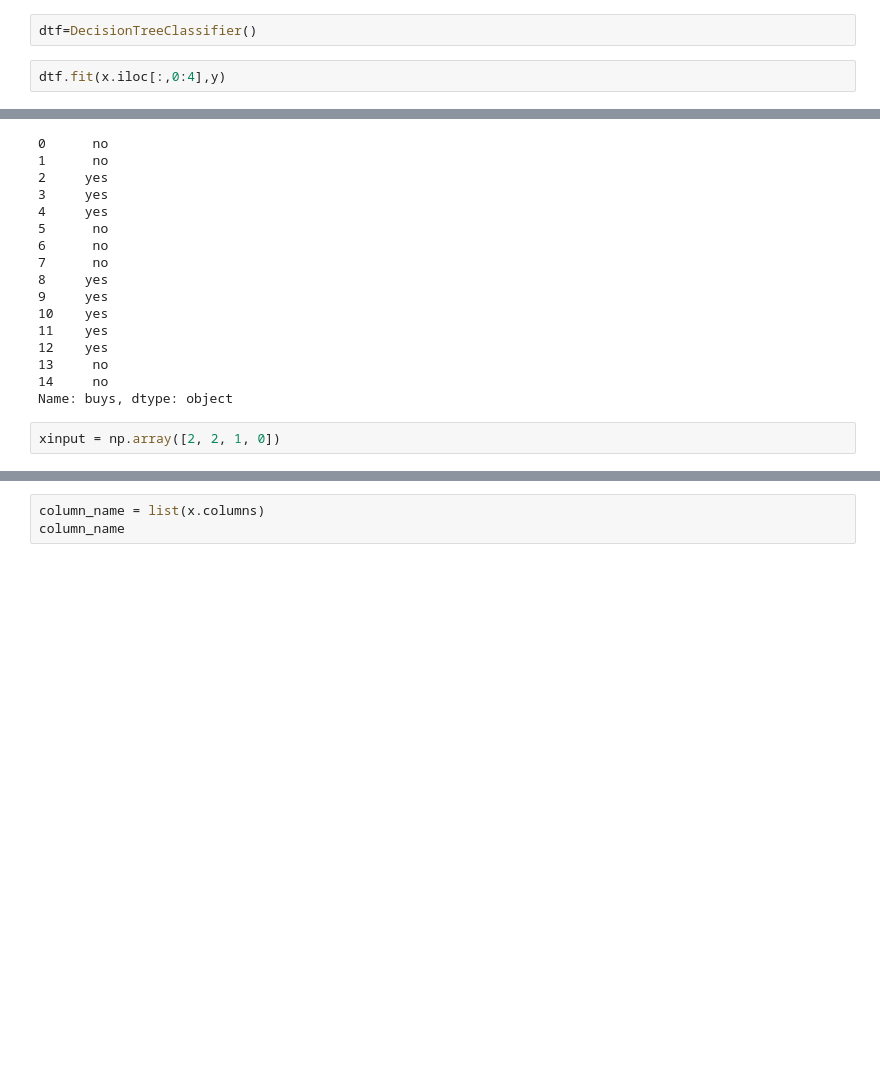
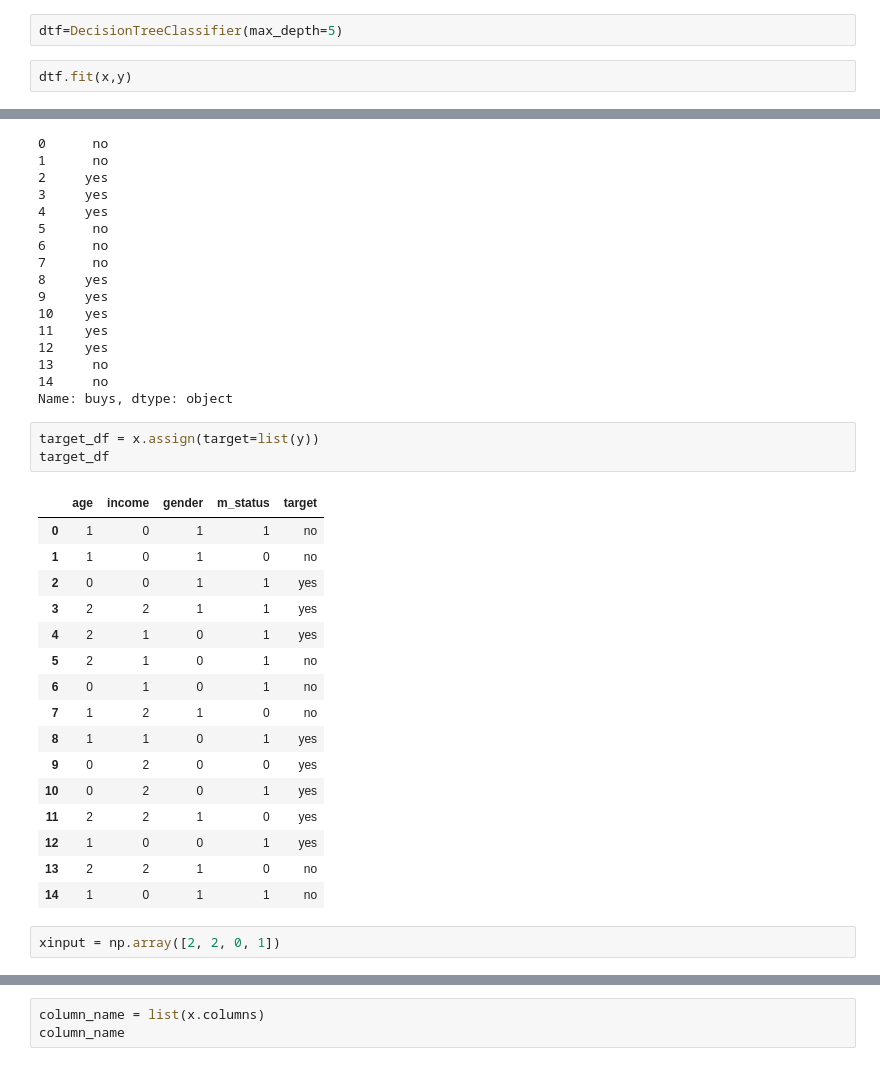
Before and after one commit to MProtik/Decision_tree_implementation, a Jupyter notebook: Decision_Tree_Implementation.ipynb, the cells around one changed output, grey strips where cells are left out. Saved outputs shown, nothing was run; the diff lists cells and outputs as text; blank space fills up the shorter version.

```diff
--- a/Decision_Tree_Implementation.ipynb
+++ b/Decision_Tree_Implementation.ipynb
@@ -88,7 +92,7 @@ x
 | 13 | 2 | 2 | 1 | 0 |
 | 14 | 1 | 0 | 1 | 1 |
 # %%
-dtf=DecisionTreeClassifier()
+dtf=DecisionTreeClassifier(max_depth=5)
 # %%
-dtf.fit(x.iloc[:,0:4],y)
+dtf.fit(x,y)
 # %% [output]
@@ -155,8 +154,28 @@ y
 13     no
 14     no
 Name: buys, dtype: object
+# %%
+target_df = x.assign(target=list(y))
+target_df
+# %% [output]
+|  | age | income | gender | m_status | target |
+| 0 | 1 | 0 | 1 | 1 | no |
+| 1 | 1 | 0 | 1 | 0 | no |
+| 2 | 0 | 0 | 1 | 1 | yes |
+| 3 | 2 | 2 | 1 | 1 | yes |
+| 4 | 2 | 1 | 0 | 1 | yes |
+| 5 | 2 | 1 | 0 | 1 | no |
+| 6 | 0 | 1 | 0 | 1 | no |
+| 7 | 1 | 2 | 1 | 0 | no |
+| 8 | 1 | 1 | 0 | 1 | yes |
+| 9 | 0 | 2 | 0 | 0 | yes |
+| 10 | 0 | 2 | 0 | 1 | yes |
+| 11 | 2 | 2 | 1 | 0 | yes |
+| 12 | 1 | 0 | 0 | 1 | yes |
+| 13 | 2 | 2 | 1 | 0 | no |
+| 14 | 1 | 0 | 1 | 1 | no |
 # %%
-xinput = np.array([2, 2, 1, 0])
+xinput = np.array([2, 2, 0, 1])
 # %%
 y_predict=dtf.predict([xinput])
 y_predict
```
Also changed, not shown: parts of 14 cells of this notebook.
